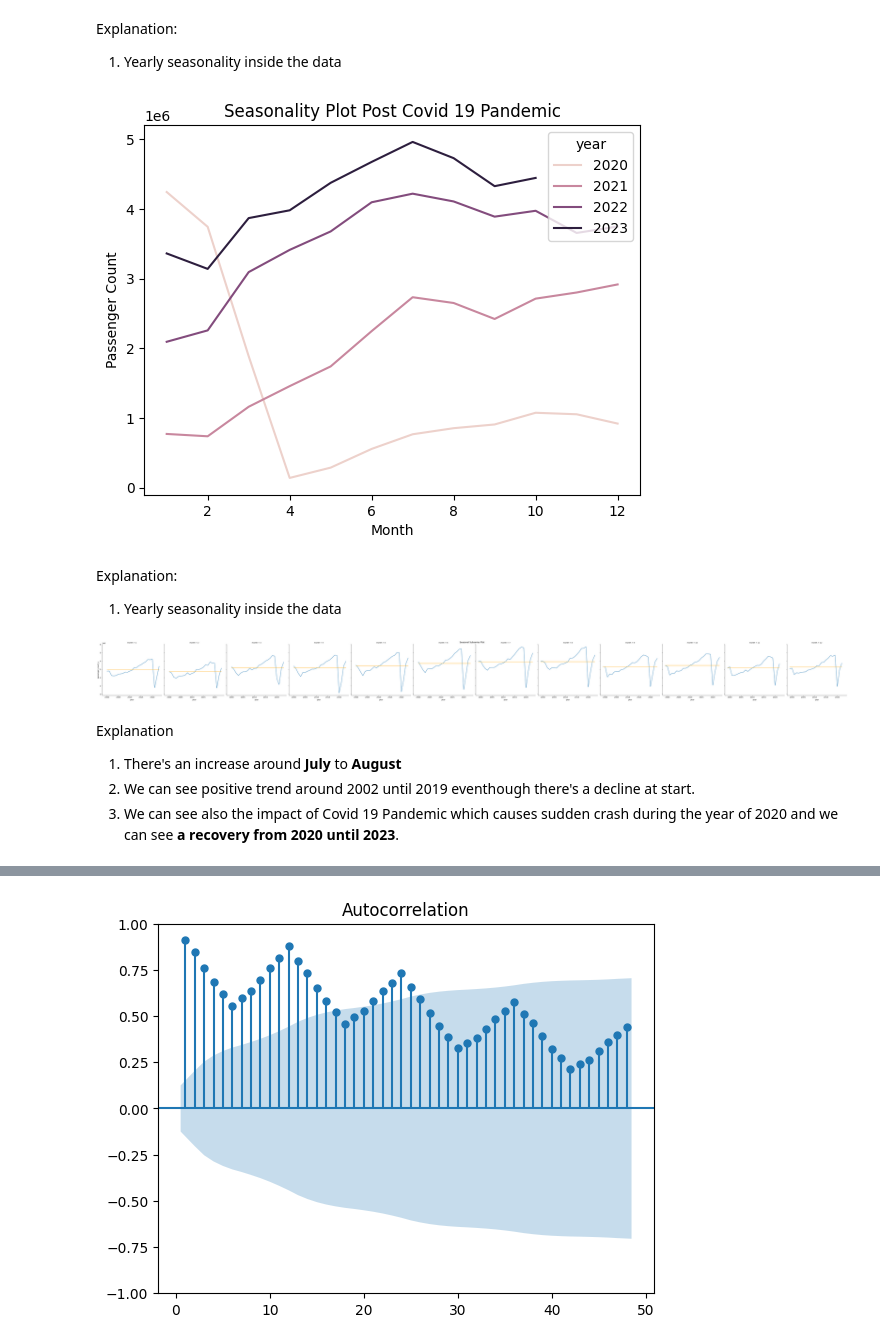
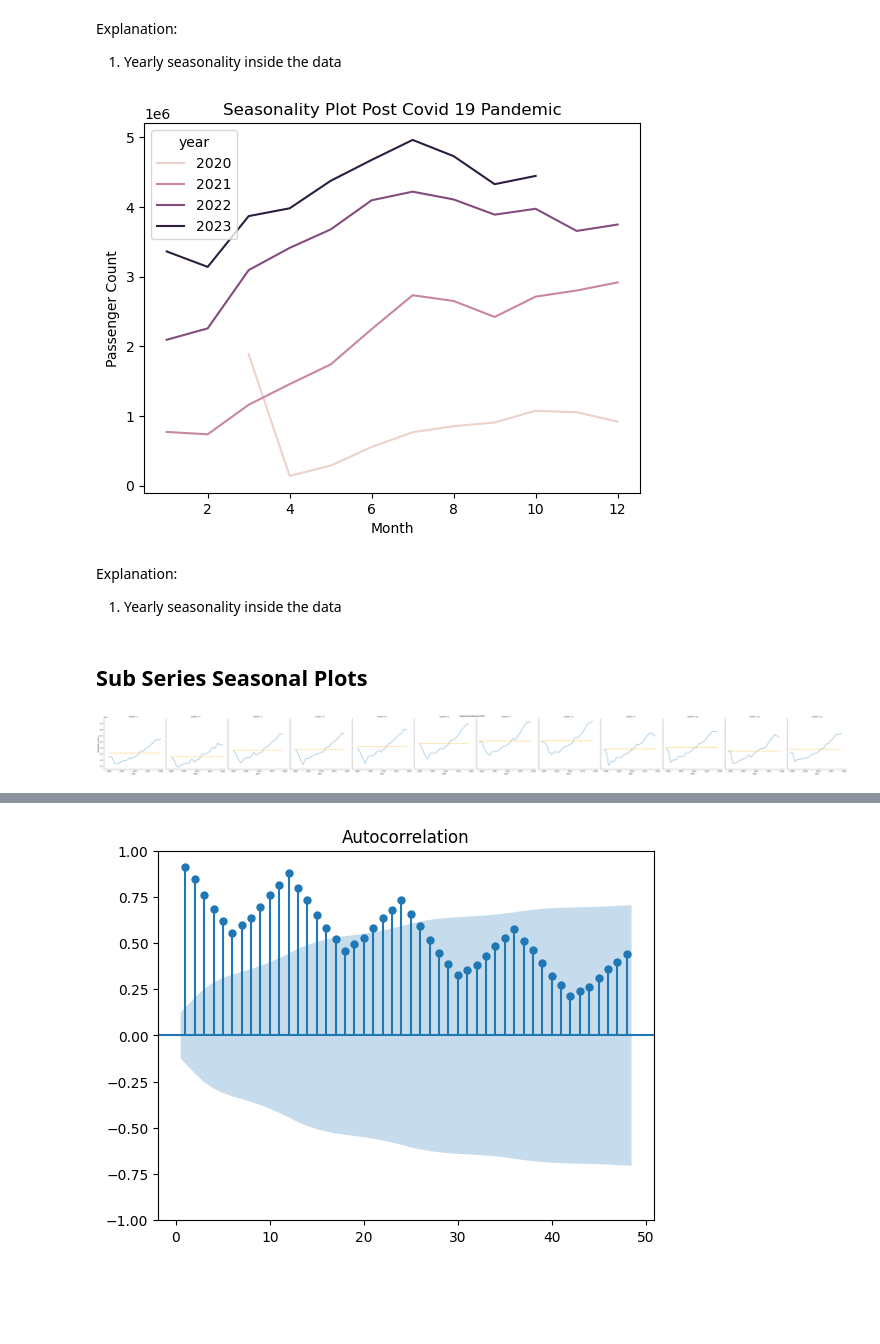
Before and after one commit to marcellinus-witarsah/us-air-passenger-forecast, a Jupyter notebook: notebooks/01-eda-20241101.ipynb, the cells around one changed output, grey strips where cells are left out. Cells and saved outputs as stored; diff of their text form; code cells hidden in the pictures; blank space fills up the shorter version.

```diff
--- a/notebooks/01-eda-20241101.ipynb
+++ b/notebooks/01-eda-20241101.ipynb
@@ -77,5 +81,5 @@ Explanation
 # %%
-break_point = '2020-01-01'
+break_point = '2020-03-01'
 df_pre_covid = df[df['date']<break_point]
 df_post_covid = df[df['date']>=break_point]
 # %%
@@ -138,30 +144,27 @@ ax.set(
 )
 plt.show()
 # %% [output]
-[figure, old version]
+[figure, new version]
 # %% [markdown]
 Explanation:
 1. Yearly seasonality inside the data
+# %% [markdown]
+## Sub Series Seasonal Plots
 # %%
-mean_by_month = df.groupby(by='month').agg({'passenger_count': 'mean'})
-plot_df = df.merge(mean_by_month, on='month', how='left')
+mean_by_month = df_pre_covid.groupby(by='month').agg({'passenger_count': 'mean'})
+plot_df_pre_covid = df_pre_covid.merge(mean_by_month, on='month', how='left')
 fg = sns.relplot(
-    data=plot_df,
+    data=plot_df_pre_covid,
     x='year',
     y='passenger_count_x',
     col='month',
     kind='line'
 )
 
 for i, ax in enumerate(fg.axes.flat):
-    sns.lineplot(data=plot_df[plot_df['month']==i+1], x='year', y='passenger_count_y', color='orange', ax=ax)
+    sns.lineplot(data=plot_df_pre_covid[plot_df_pre_covid['month']==i+1], x='year', y='passenger_count_y', color='orange', ax=ax)
 
 fg.figure.suptitle("Seasonal Subseries Plot")
 plt.show()
 # %% [output]
-[figure, old version]
+[figure, new version]
-# %% [markdown]
-Explanation
-1. There's an increase around **July** to **August**
-2. We can see positive trend around 2002 until 2019 eventhough there's a decline at start.
-3. We can see also the impact of Covid 19 Pandemic which causes sudden crash during the year of 2020 and we can see **a recovery from 2020 until 2023**.
```
Also changed, not shown: parts of 11 cells of this notebook.
